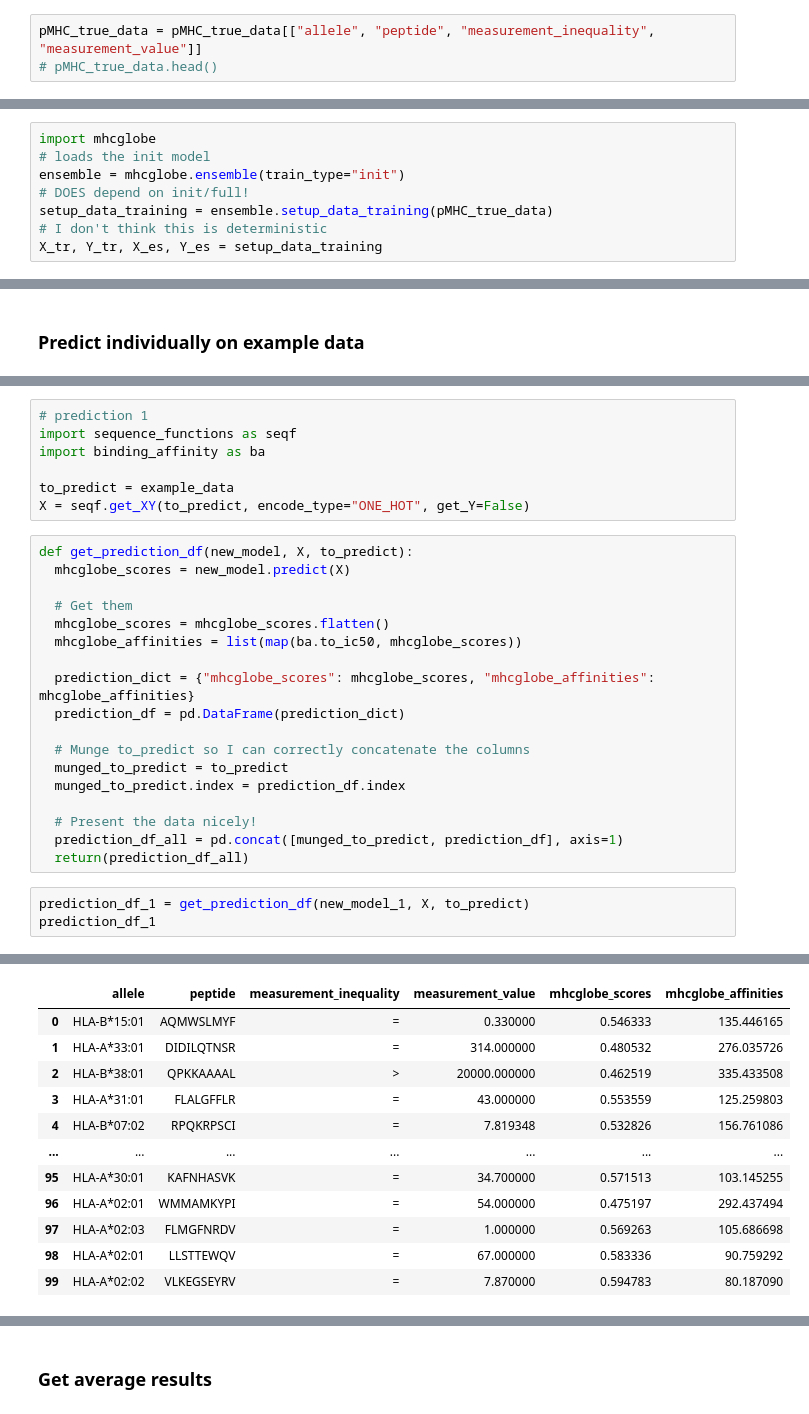
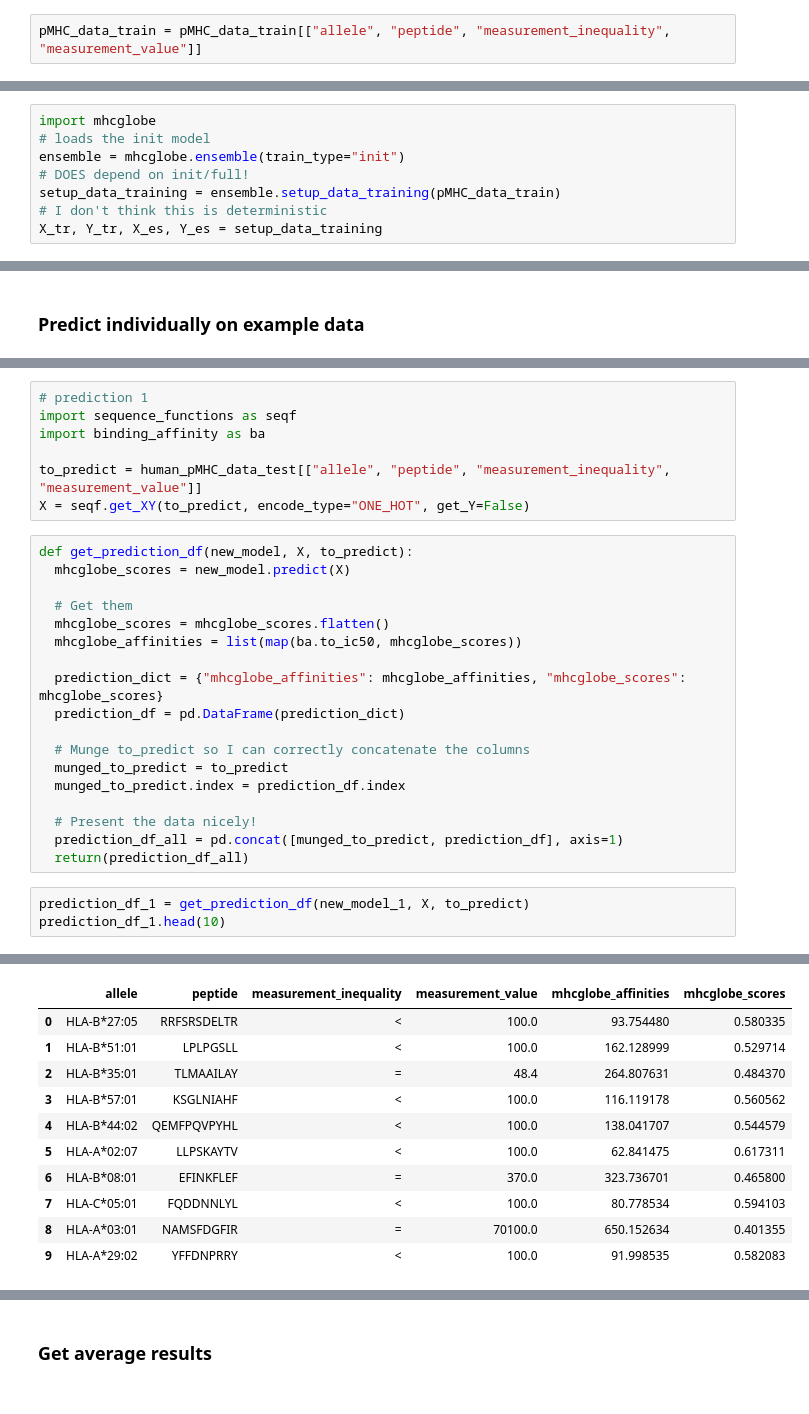
Before and after one commit to prakritipaul/mhcglobe, a Jupyter notebook: prakriti_MHCglobe_code_validation.ipynb, the cells around one changed output, grey strips where cells are left out. Drawn from its saved outputs; the diff is of its cells as text.

```diff
--- a/prakriti_MHCglobe_code_validation.ipynb
+++ b/prakriti_MHCglobe_code_validation.ipynb
@@ -51,3 +126,2 @@ pMHC_true_data = pMHC_true.data
 # %%
-pMHC_true_data = pMHC_true_data[["allele", "peptide", "measurement_inequality", "measurement_value"]]
-# pMHC_true_data.head()
+pMHC_data_train = pMHC_data_train[["allele", "peptide", "measurement_inequality", "measurement_value"]]
@@ -58,7 +146,7 @@ import mhcglobe
 # loads the init model
 ensemble = mhcglobe.ensemble(train_type="init")
 # DOES depend on init/full!
-setup_data_training = ensemble.setup_data_training(pMHC_true_data)
+setup_data_training = ensemble.setup_data_training(pMHC_data_train)
 # I don't think this is deterministic
 X_tr, Y_tr, X_es, Y_es = setup_data_training
 # %% [markdown]
@@ -95,7 +178,7 @@ example_data = pd.read_csv(example_binding_data)
 import sequence_functions as seqf
 import binding_affinity as ba
 
-to_predict = example_data
+to_predict = human_pMHC_data_test[["allele", "peptide", "measurement_inequality", "measurement_value"]]
 X = seqf.get_XY(to_predict, encode_type="ONE_HOT", get_Y=False)
 # %%
 def get_prediction_df(new_model, X, to_predict):
@@ -105,7 +188,7 @@ def get_prediction_df(new_model, X, to_predict):
   mhcglobe_scores = mhcglobe_scores.flatten()
   mhcglobe_affinities = list(map(ba.to_ic50, mhcglobe_scores))
 
-  prediction_dict = {"mhcglobe_scores": mhcglobe_scores, "mhcglobe_affinities": mhcglobe_affinities}
+  prediction_dict = {"mhcglobe_affinities": mhcglobe_affinities, "mhcglobe_scores": mhcglobe_scores}
   prediction_df = pd.DataFrame(prediction_dict)
 
   # Munge to_predict so I can correctly concatenate the columns
@@ -117,5 +200,5 @@ def get_prediction_df(new_model, X, to_predict):
   return(prediction_df_all)
 # %%
 prediction_df_1 = get_prediction_df(new_model_1, X, to_predict)
-prediction_df_1
+prediction_df_1.head(10)
 # %% [output]
@@ -123,12 +206,11 @@ prediction_df_1
-|  | allele | peptide | measurement_inequality | measurement_value | mhcglobe_scores | mhcglobe_affinities |
-| 0 | HLA-B*15:01 | AQMWSLMYF | = | 0.330000 | 0.546333 | 135.446165 |
-| 1 | HLA-A*33:01 | DIDILQTNSR | = | 314.000000 | 0.480532 | 276.035726 |
-| 2 | HLA-B*38:01 | QPKKAAAAL | > | 20000.000000 | 0.462519 | 335.433508 |
-| 3 | HLA-A*31:01 | FLALGFFLR | = | 43.000000 | 0.553559 | 125.259803 |
-| 4 | HLA-B*07:02 | RPQKRPSCI | = | 7.819348 | 0.532826 | 156.761086 |
-| ... | ... | ... | ... | ... | ... | ... |
-| 95 | HLA-A*30:01 | KAFNHASVK | = | 34.700000 | 0.571513 | 103.145255 |
-| 96 | HLA-A*02:01 | WMMAMKYPI | = | 54.000000 | 0.475197 | 292.437494 |
-| 97 | HLA-A*02:03 | FLMGFNRDV | = | 1.000000 | 0.569263 | 105.686698 |
-| 98 | HLA-A*02:01 | LLSTTEWQV | = | 67.000000 | 0.583336 | 90.759292 |
-| 99 | HLA-A*02:02 | VLKEGSEYRV | = | 7.870000 | 0.594783 | 80.187090 |
+|  | allele | peptide | measurement_inequality | measurement_value | mhcglobe_affinities | mhcglobe_scores |
+| 0 | HLA-B*27:05 | RRFSRSDELTR | < | 100.0 | 93.754480 | 0.580335 |
+| 1 | HLA-B*51:01 | LPLPGSLL | < | 100.0 | 162.128999 | 0.529714 |
+| 2 | HLA-B*35:01 | TLMAAILAY | = | 48.4 | 264.807631 | 0.484370 |
+| 3 | HLA-B*57:01 | KSGLNIAHF | < | 100.0 | 116.119178 | 0.560562 |
+| 4 | HLA-B*44:02 | QEMFPQVPYHL | < | 100.0 | 138.041707 | 0.544579 |
+| 5 | HLA-A*02:07 | LLPSKAYTV | < | 100.0 | 62.841475 | 0.617311 |
+| 6 | HLA-B*08:01 | EFINKFLEF | = | 370.0 | 323.736701 | 0.465800 |
+| 7 | HLA-C*05:01 | FQDDNNLYL | < | 100.0 | 80.778534 | 0.594103 |
+| 8 | HLA-A*03:01 | NAMSFDGFIR | = | 70100.0 | 650.152634 | 0.401355 |
+| 9 | HLA-A*29:02 | YFFDNPRRY | < | 100.0 | 91.998535 | 0.582083 |
```
Also changed, not shown: parts of 28 cells of this notebook.
